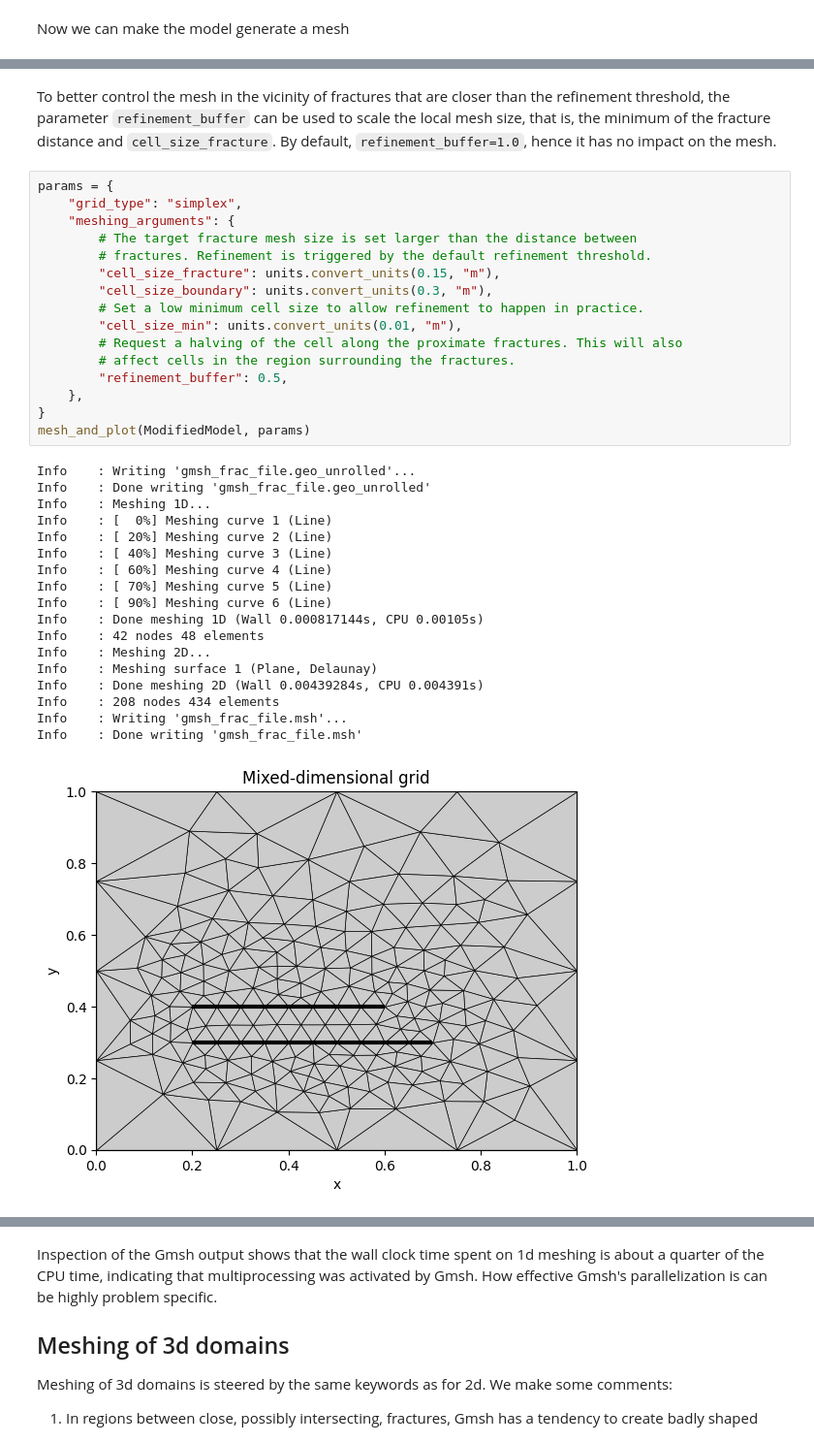
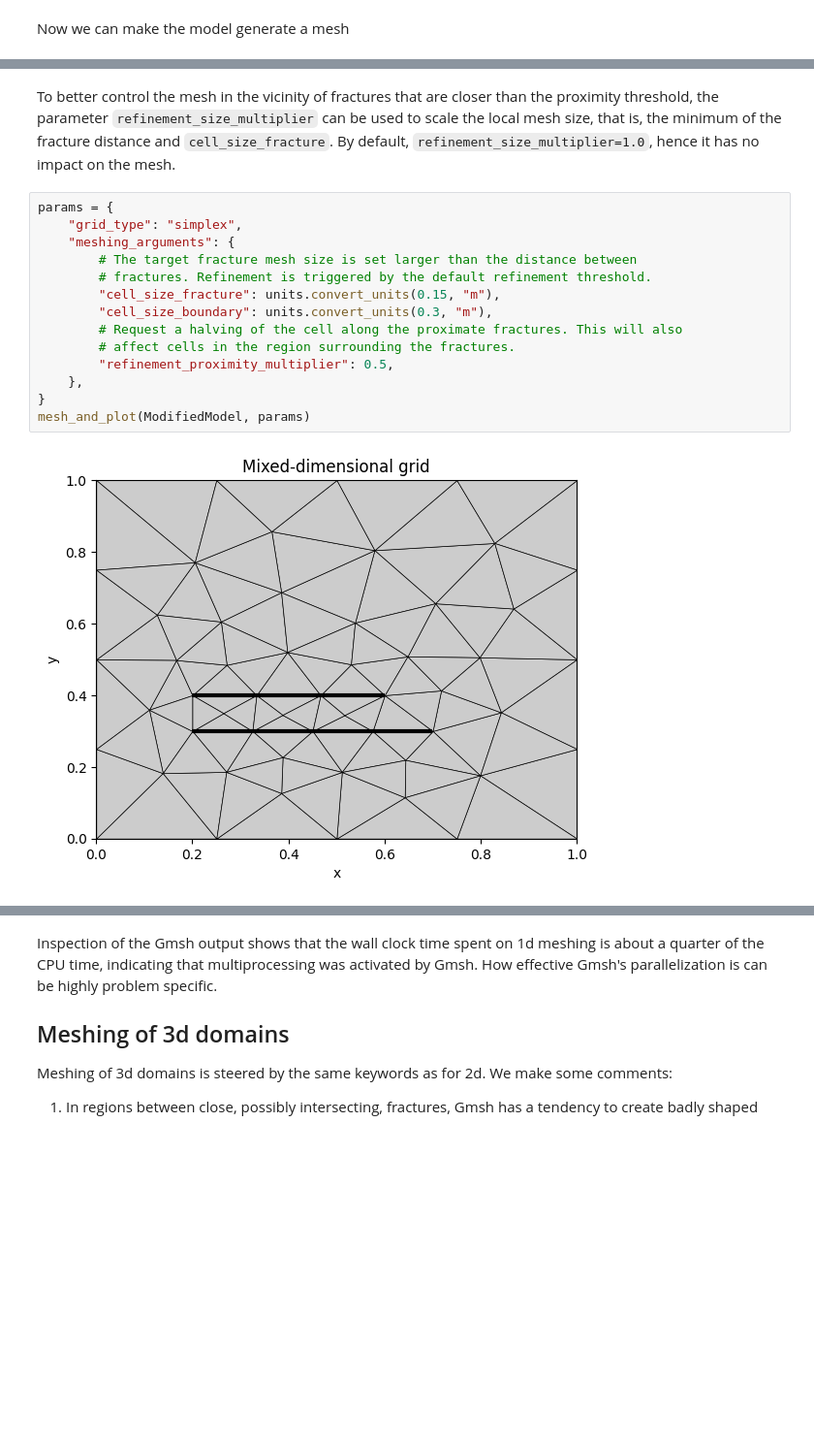
Before and after one commit to pmgbergen/porepy, a Jupyter notebook: tutorials/mixed_dimensional_grids.ipynb, the cells around one changed output, grey strips where cells are left out. Shown at 97% size. Cells and saved outputs as stored; diff of their text form; blank space fills up the shorter version.

Commit message:
TUT: Update of meshing tutorial

```diff
--- a/tutorials/mixed_dimensional_grids.ipynb
+++ b/tutorials/mixed_dimensional_grids.ipynb
@@ -186,39 +130,20 @@ Info    : Done writing 'gmsh_frac_file.msh'
 [figure]
 # %% [markdown]
-To better control the mesh in the vicinity of fractures that are closer than the refinement threshold, the parameter `refinement_buffer` can be used to scale the local mesh size, that is, the minimum of the fracture distance and `cell_size_fracture`. By default, `refinement_buffer=1.0`, hence it has no impact on the mesh.
+To better control the mesh in the vicinity of fractures that are closer than the proximity threshold, the parameter `refinement_size_multiplier` can be used to scale the local mesh size, that is, the minimum of the fracture distance and `cell_size_fracture`. By default, `refinement_size_multiplier=1.0`, hence it has no impact on the mesh.
 # %%
 params = {
     "grid_type": "simplex",
     "meshing_arguments": {
         # The target fracture mesh size is set larger than the distance between
         # fractures. Refinement is triggered by the default refinement threshold.
         "cell_size_fracture": units.convert_units(0.15, "m"),
         "cell_size_boundary": units.convert_units(0.3, "m"),
-        # Set a low minimum cell size to allow refinement to happen in practice.
-        "cell_size_min": units.convert_units(0.01, "m"),
         # Request a halving of the cell along the proximate fractures. This will also
         # affect cells in the region surrounding the fractures.
-        "refinement_buffer": 0.5,
+        "refinement_proximity_multiplier": 0.5,
     },
 }
 mesh_and_plot(ModifiedModel, params)
 # %% [output]
-Info    : Writing 'gmsh_frac_file.geo_unrolled'...
-Info    : Done writing 'gmsh_frac_file.geo_unrolled'
-Info    : Meshing 1D...
-Info    : [  0%] Meshing curve 1 (Line)
-Info    : [ 20%] Meshing curve 2 (Line)
-Info    : [ 40%] Meshing curve 3 (Line)
-Info    : [ 60%] Meshing curve 4 (Line)
-Info    : [ 70%] Meshing curve 5 (Line)
-Info    : [ 90%] Meshing curve 6 (Line)
-Info    : Done meshing 1D (Wall 0.000817144s, CPU 0.00105s)
-Info    : 42 nodes 48 elements
-Info    : Meshing 2D...
-Info    : Meshing surface 1 (Plane, Delaunay)
-Info    : Done meshing 2D (Wall 0.00439284s, CPU 0.004391s)
-Info    : 208 nodes 434 elements
-Info    : Writing 'gmsh_frac_file.msh'...
-Info    : Done writing 'gmsh_frac_file.msh'
-[figure, old version]
+[figure, new version]
 # %% [markdown]
```
Also changed, not shown: parts of 10 cells of this notebook.
